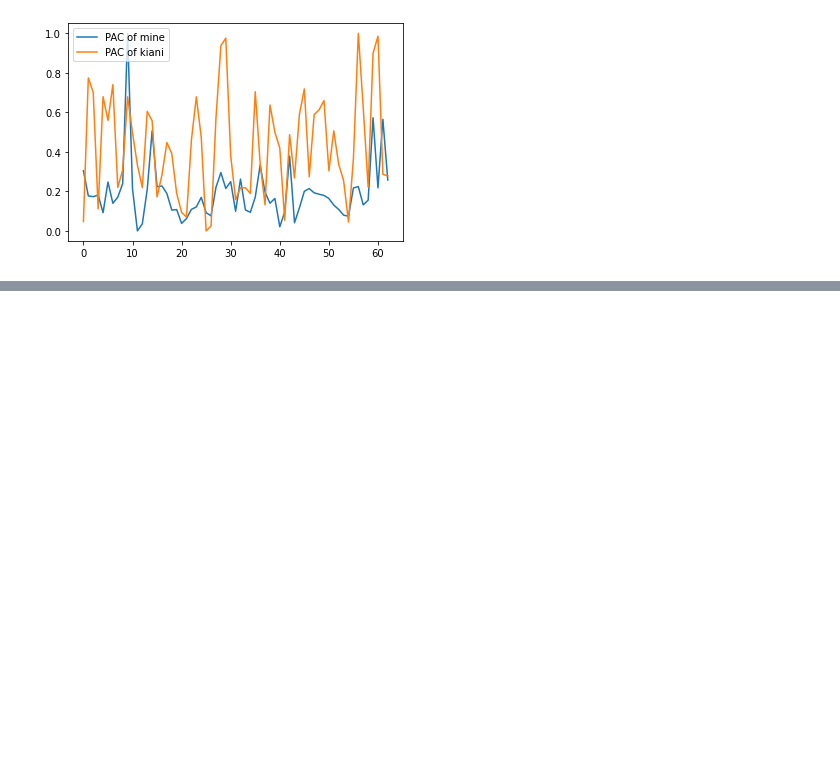
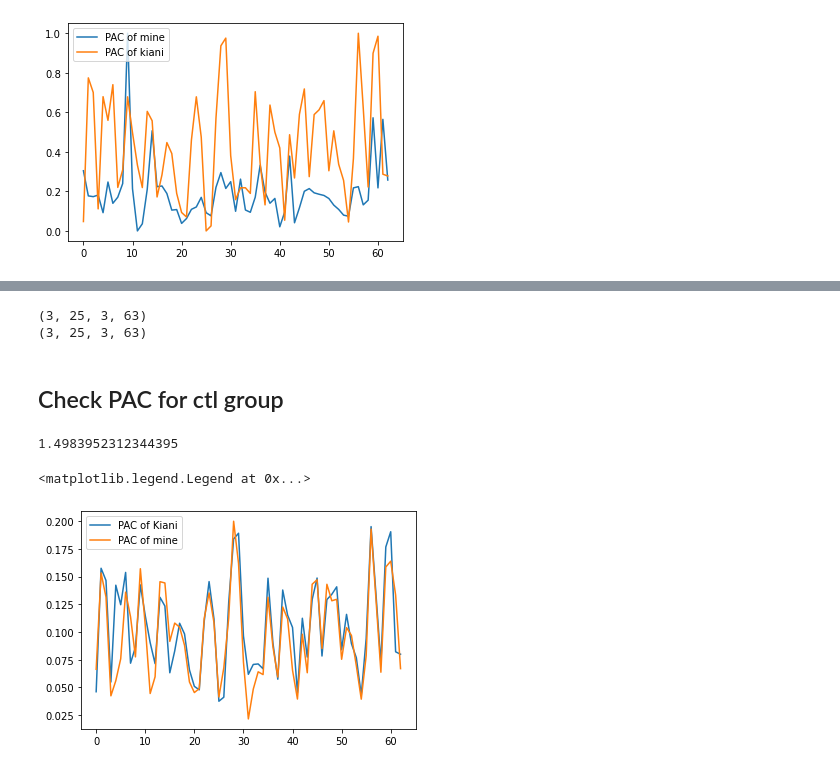
Before and after one commit to AIRLab-Sharif/Parkinson-PAC, a Jupyter notebook: python/Test_kiani's_and_mine_calculation.ipynb, the cells around one changed output, grey strips where cells are left out. Cells and saved outputs as stored; diff of their text form; code cells hidden in the pictures; blank space fills up the shorter version.

Commit message:
Test_ERP_on_sub001_ses02_added_global_feature_function

```diff
--- a/python/Test_kiani's_and_mine_calculation.ipynb
+++ b/python/Test_kiani's_and_mine_calculation.ipynb
@@ -297,0 +335,19 @@ np.linalg.norm(temp1-temp)/np.linalg.norm(temp1)/np.linalg.norm(temp)
+# %%
+# function optimized to run on gpu
+PAC_mine = np.zeros([3,25,3,63])
+PAC_kiani = np.zeros([3,25,3,63])
+@jit
+def PAC_caluculation():
+    for i in np.arange(3):
+        for j in np.arange(3):
+            # for ch in np.arange(63):
+            #     ERP_grand_mean = np.mean(ERP_collection[i,:,j,ch,start_sample:end_sample+1],axis=0)
+            #     PAC_on_electrodes[i,j,ch] = pac.tfMVL(ERP_grand_mean,high_freq=[High_fre,High_fre],low_freq=[Low_fre,Low_fre],Fs=500)
+            for ch in np.arange(63):
+                for sub in np.arange(25):
+                     PAC_mine[i,sub,j,ch] = pac.tfMVL(ERP_collection[i,sub,j,ch,start_sample:end_sample+1],high_freq=[High_fre,High_fre],low_freq=[Low_fre,Low_fre],Fs=500)
+                     PAC_kiani[i,sub,j,ch] = pac.tfMVL(b[i,sub,j,0,ch,start_sample:end_sample+1],high_freq=[High_fre,High_fre],low_freq=[Low_fre,Low_fre],Fs=500)
+
+if __name__=="__main__":
+    PAC_caluculation()
+    # np.save(f'..\data\PAC_electordes_{start_time}_{end_time}_pair_fre_{High_fre}_{Low_fre}_nb_{nobaseline}',PAC_on_electrodes)
@@ -297,0 +375,39 @@ np.linalg.norm(temp1-temp)/np.linalg.norm(temp1)/np.linalg.norm(temp)
+# %%
+print(PAC_kiani.shape)
+print(PAC_mine.shape)
+# %% [output]
+(3, 25, 3, 63)
+(3, 25, 3, 63)
+# %% [markdown]
+## Check PAC for ctl group
+# %%
+temp = np.abs(PAC_mine[2,:,:,:]-PAC_kiani[2,:,:,:])/np.abs(PAC_kiani[2,:,:,:])
+np.mean(temp)
+# %% [output]
+1.4983952312344395
+# %%
+Group_num = 2
+Subject_num = 0
+Stimulus_num = 2
+
+
+
+temp = PAC_kiani[Group_num,Subject_num,Stimulus_num,:]
+vmax = np.max(temp)
+vmin = np.min(temp)
+temp_norm = (temp-vmin)/(vmax-vmin)
+# plt.plot(temp_norm)
+plt.plot(temp)
+
+temp1 = PAC_mine[Group_num,Subject_num,Stimulus_num,:]
+# temp1 = ERP[0,Subject_num,Stimulus_num,0,Channel_num,:]
+vmax = np.max(temp1)
+vmin = np.min(temp1)
+temp1_norm = (temp1-vmin)/(vmax-vmin)
+# plt.plot(temp1_norm)
+plt.plot(temp1)
+
+plt.legend(['PAC of Kiani', 'PAC of mine'])
+# %% [output]
+<matplotlib.legend.Legend at 0x...>
+[figure, added]
```
Also changed, not shown: parts of 11 cells of this notebook, 2 other files.
